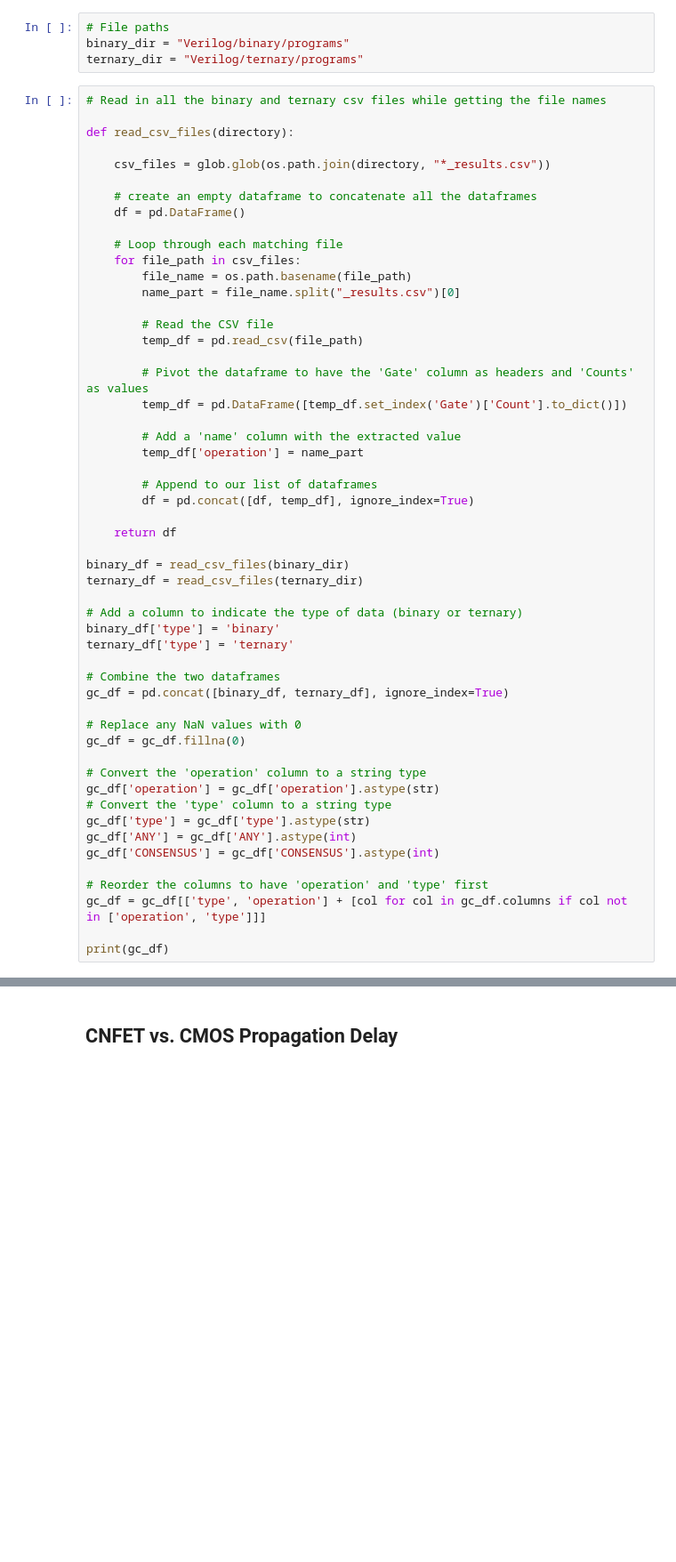
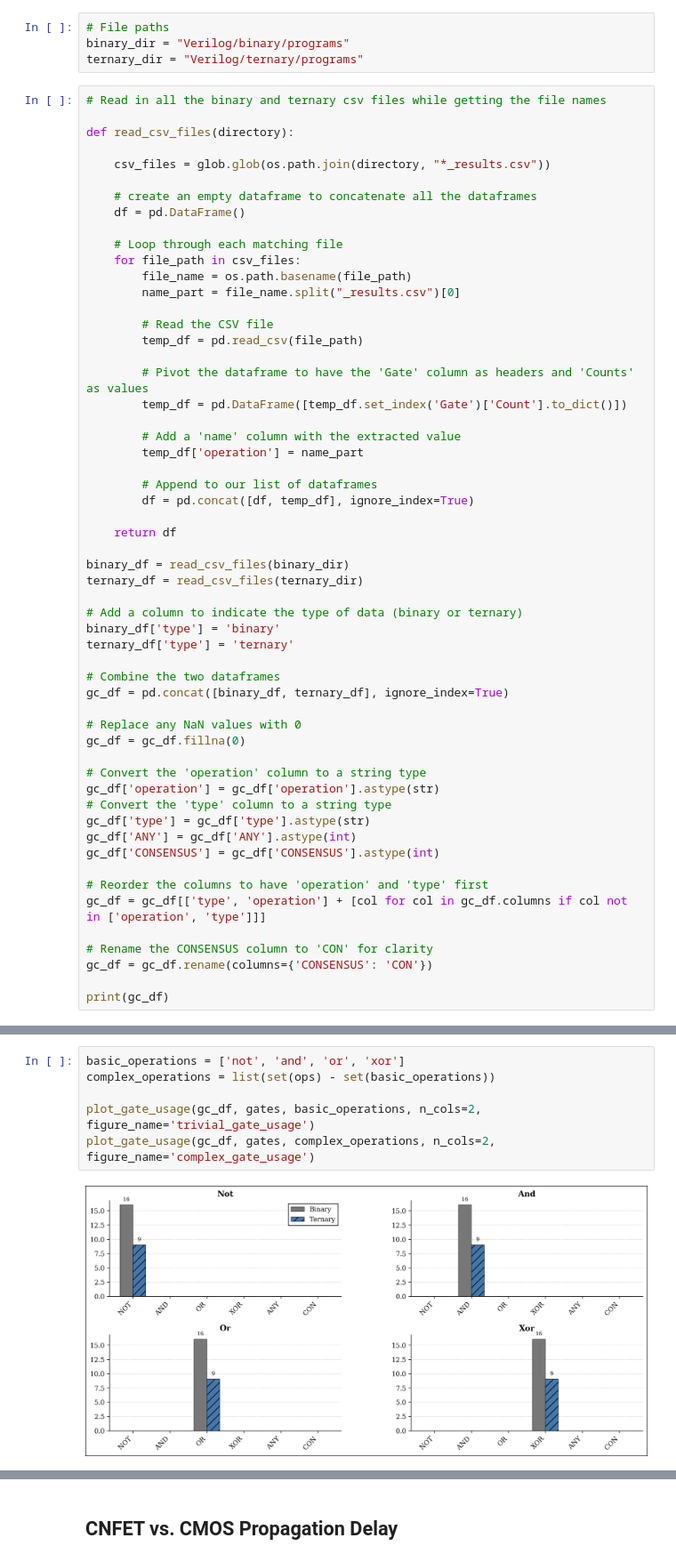
Before and after one commit to TimFoundATerminal/mvl-processors, a Jupyter notebook: program_analysis.ipynb, the cells around one changed output, grey strips where cells are left out. Shown: that part at 89% size. Cells and saved outputs as stored; diff of their text form; blank space fills up the shorter version.

Commit message:
generate gate count figures

```diff
--- a/program_analysis.ipynb
+++ b/program_analysis.ipynb
@@ -63,5 +62,8 @@ gc_df['CONSENSUS'] = gc_df['CONSENSUS'].astype(int)
 # Reorder the columns to have 'operation' and 'type' first
 gc_df = gc_df[['type', 'operation'] + [col for col in gc_df.columns if col not in ['operation', 'type']]]
 
+# Rename the CONSENSUS column to 'CON' for clarity
+gc_df = gc_df.rename(columns={'CONSENSUS': 'CON'})
+
 print(gc_df)
 # %% [output]
@@ -195,0 +213,8 @@ plt.show()
+# %%
+basic_operations = ['not', 'and', 'or', 'xor']
+complex_operations = list(set(ops) - set(basic_operations))
+
+plot_gate_usage(gc_df, gates, basic_operations, n_cols=2, figure_name='trivial_gate_usage')
+plot_gate_usage(gc_df, gates, complex_operations, n_cols=2, figure_name='complex_gate_usage')
+# %% [output]
+[figure, added]
```
Also changed, not shown: parts of 6 cells of this notebook.
